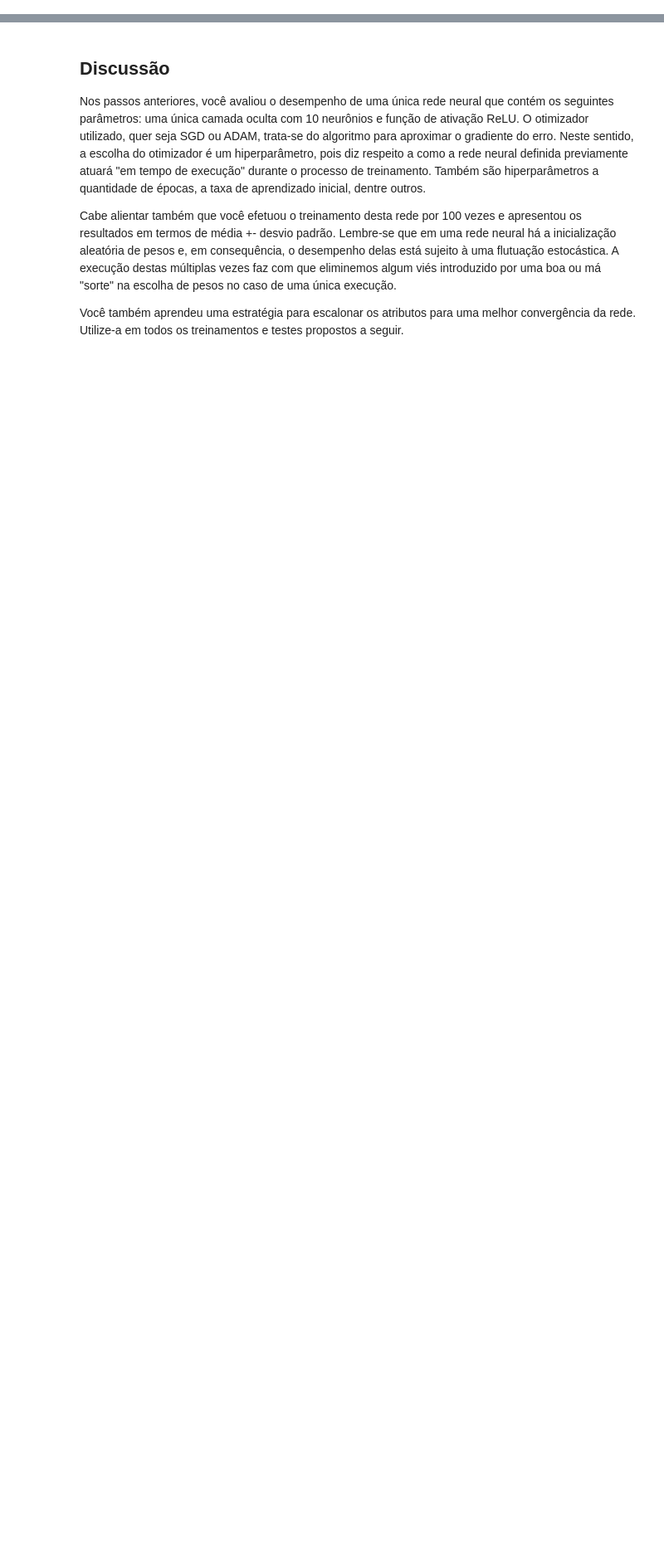
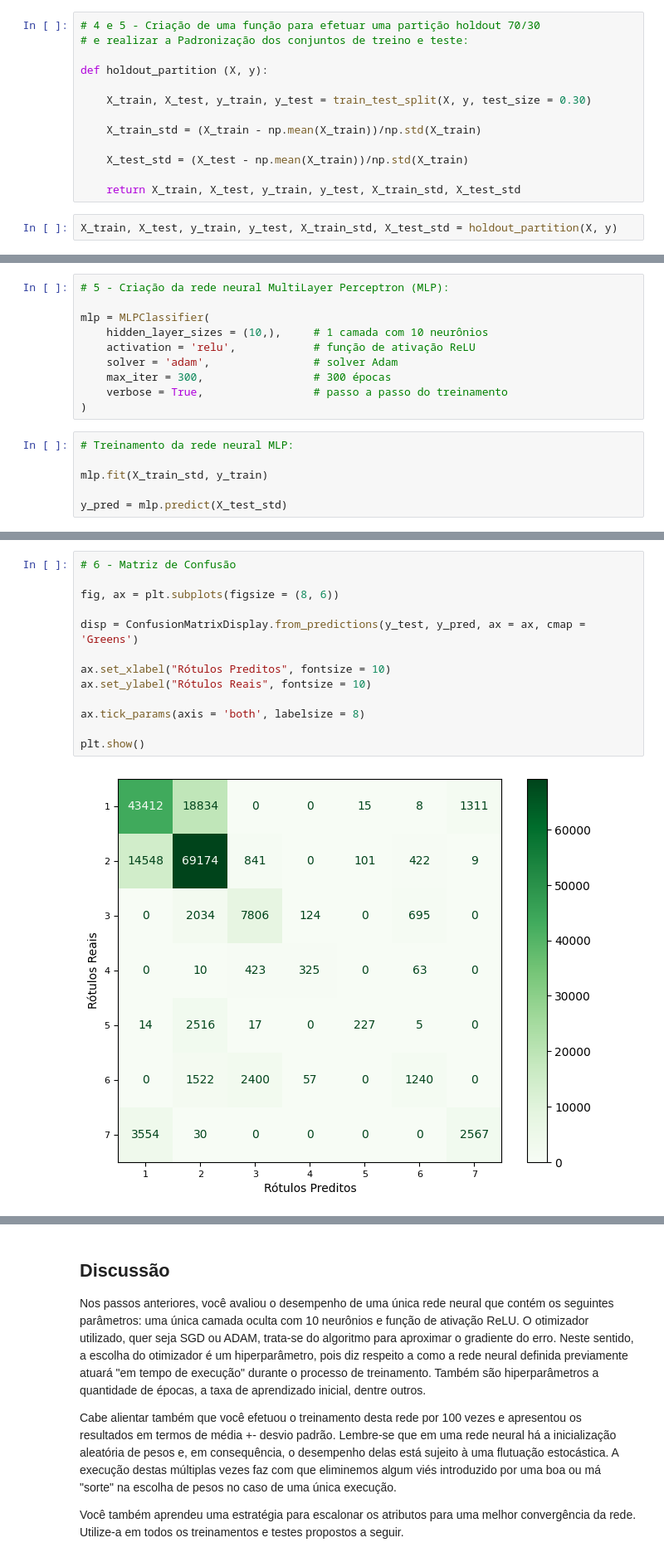
Before and after one commit to DioGS17/RNA-2025, a Jupyter notebook: PP2.2.2 - Proposição e Avaliação de RNAs.ipynb, the cells around one changed output, grey strips where cells are left out. Shown at 83% size. Drawn from its saved outputs; the diff is of its cells as text; blank space fills up the shorter version.

```diff
--- a/PP2.2.2 - Proposição e Avaliação de RNAs.ipynb
+++ b/PP2.2.2 - Proposição e Avaliação de RNAs.ipynb
@@ -55,0 +91,15 @@ Se todo o conjunto X for utilizado na padronização, a rede neural receberá in
+# %%
+# 4 e 5 - Criação de uma função para efetuar uma partição holdout 70/30
+# e realizar a Padronização dos conjuntos de treino e teste:
+
+def holdout_partition (X, y):
+
+    X_train, X_test, y_train, y_test = train_test_split(X, y, test_size = 0.30)
+
+    X_train_std = (X_train - np.mean(X_train))/np.std(X_train)
+
+    X_test_std = (X_test - np.mean(X_train))/np.std(X_train)
+
+    return X_train, X_test, y_train, y_test, X_train_std, X_test_std
+# %%
+X_train, X_test, y_train, y_test, X_train_std, X_test_std = holdout_partition(X, y)
@@ -55,0 +126,16 @@ Se todo o conjunto X for utilizado na padronização, a rede neural receberá in
+# %%
+# 5 - Criação da rede neural MultiLayer Perceptron (MLP):
+
+mlp = MLPClassifier(
+    hidden_layer_sizes = (10,),     # 1 camada com 10 neurônios
+    activation = 'relu',            # função de ativação ReLU
+    solver = 'adam',                # solver Adam
+    max_iter = 300,                 # 300 épocas
+    verbose = True,                 # passo a passo do treinamento
+)
+# %%
+# Treinamento da rede neural MLP:
+
+mlp.fit(X_train_std, y_train)
+
+y_pred = mlp.predict(X_test_std)
@@ -55,0 +160,15 @@ Se todo o conjunto X for utilizado na padronização, a rede neural receberá in
+# %%
+# 6 - Matriz de Confusão
+
+fig, ax = plt.subplots(figsize = (8, 6))
+
+disp = ConfusionMatrixDisplay.from_predictions(y_test, y_pred, ax = ax, cmap = 'Greens')
+
+ax.set_xlabel("Rótulos Preditos", fontsize = 10)
+ax.set_ylabel("Rótulos Reais", fontsize = 10)
+
+ax.tick_params(axis = 'both', labelsize = 8)
+
+plt.show()
+# %% [output]
+[figure, added]
```
Also changed, not shown: parts of 14 cells of this notebook, 1 other file.
